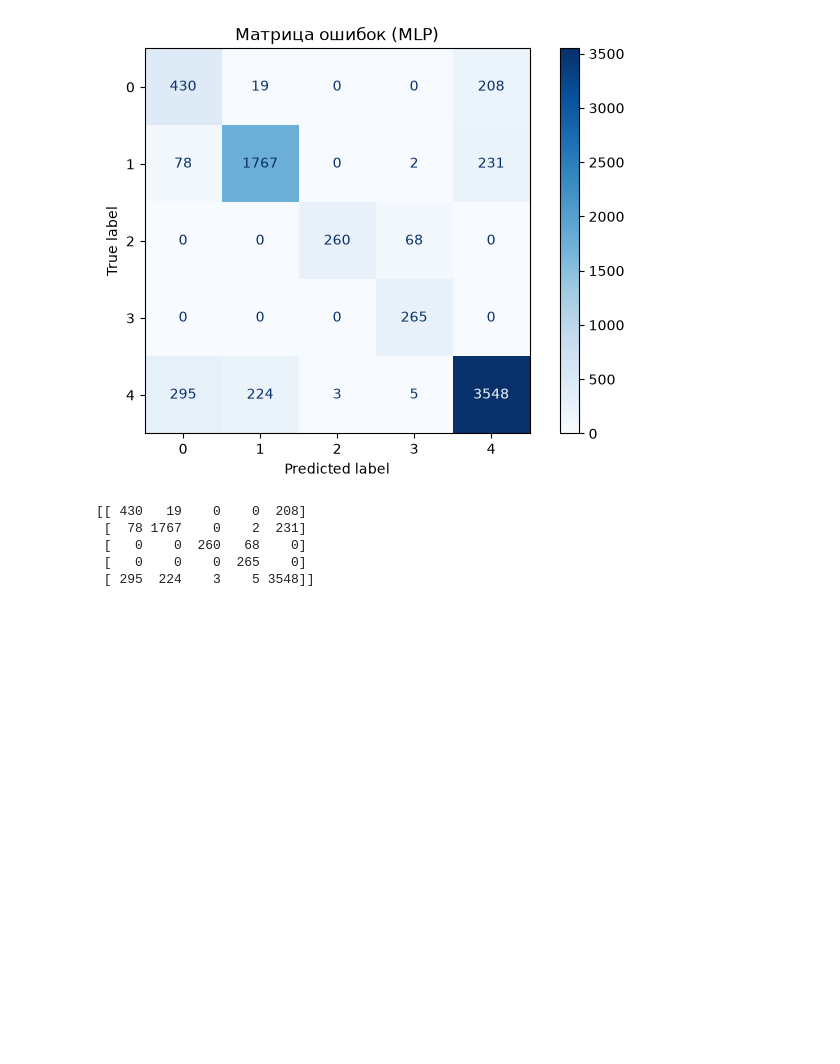
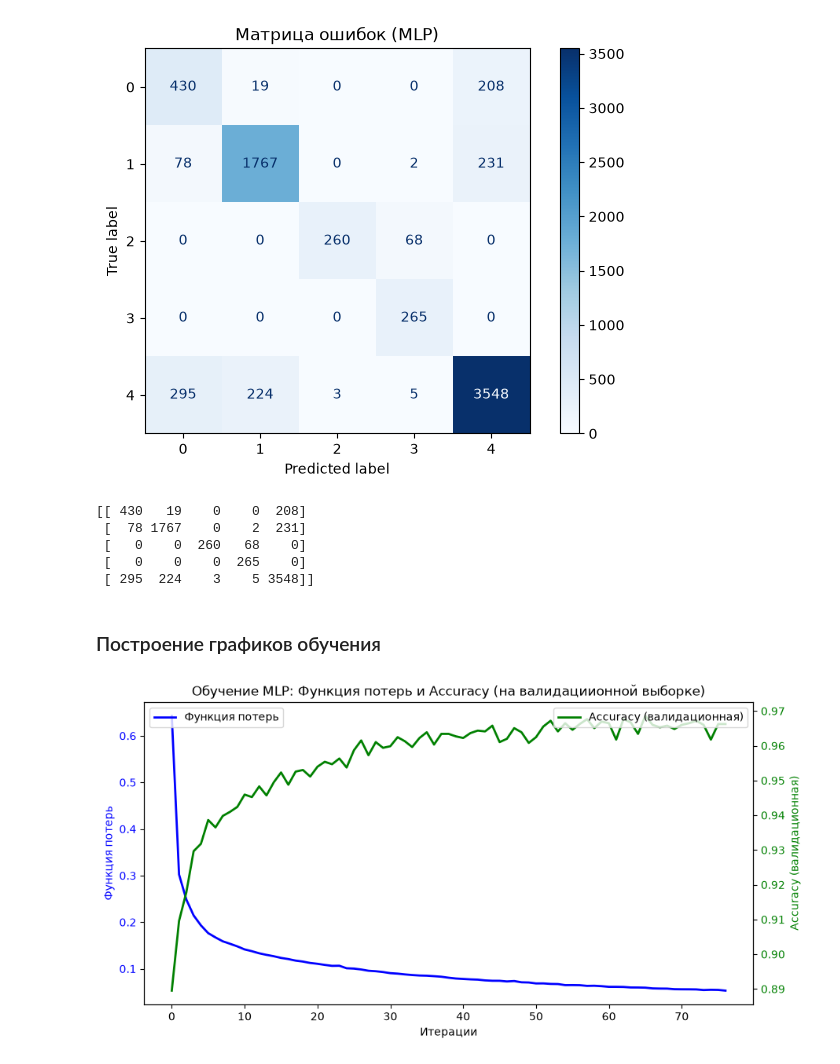
Before and after one commit to elena-kornaeva/Practice_Human-Activity-Recognition_Classifier, a Jupyter notebook: notebooks/05_MLP_Model.ipynb, the cells around one changed output. Saved outputs shown, nothing was run; the diff lists cells and outputs as text; code cells hidden in the pictures; blank space fills up the shorter version.

```diff
--- a/notebooks/05_MLP_Model.ipynb
+++ b/notebooks/05_MLP_Model.ipynb
@@ -119,3 +115,41 @@ print(cm)
  [   0    0  260   68    0]
  [   0    0    0  265    0]
  [ 295  224    3    5 3548]]
+# %% [markdown]
+### Построение графиков обучения
+# %%
+mlp = MLPClassifier(
+    hidden_layer_sizes=(64, 32),
+    activation="relu",
+    solver="adam",
+    alpha=0.0001,
+    batch_size=200,
+    learning_rate_init=0.001,
+    max_iter=300,
+    early_stopping=True,
+    validation_fraction=0.15,
+    random_state=42,
+)
+
+mlp.fit(X_train_standart, y_train)
+
+fig, ax1 = plt.subplots(figsize=(10, 5))
+
+
+ax1.plot(mlp.loss_curve_, label="Функция потерь", color="blue", linewidth=2)
+ax1.set_xlabel("Итерации")
+ax1.set_ylabel("Функция потерь", color="blue")
+ax1.tick_params(axis="y", labelcolor="blue")
+ax1.legend(loc="upper left")
+
+
+ax2 = ax1.twinx()
+ax2.plot(mlp.validation_scores_, label="Accuracy (валидационная)", color="green", linewidth=2)
+ax2.set_ylabel("Accuracy (валидационная)", color="green")
+ax2.tick_params(axis="y", labelcolor="green")
+ax2.legend(loc="upper right")
+
+plt.title("Обучение MLP: Функция потерь и Accuracy (на валидациионной выборке)")
+plt.show()
+# %% [output]
+[figure, added]
```
Also changed, not shown: parts of 2 cells of this notebook.
